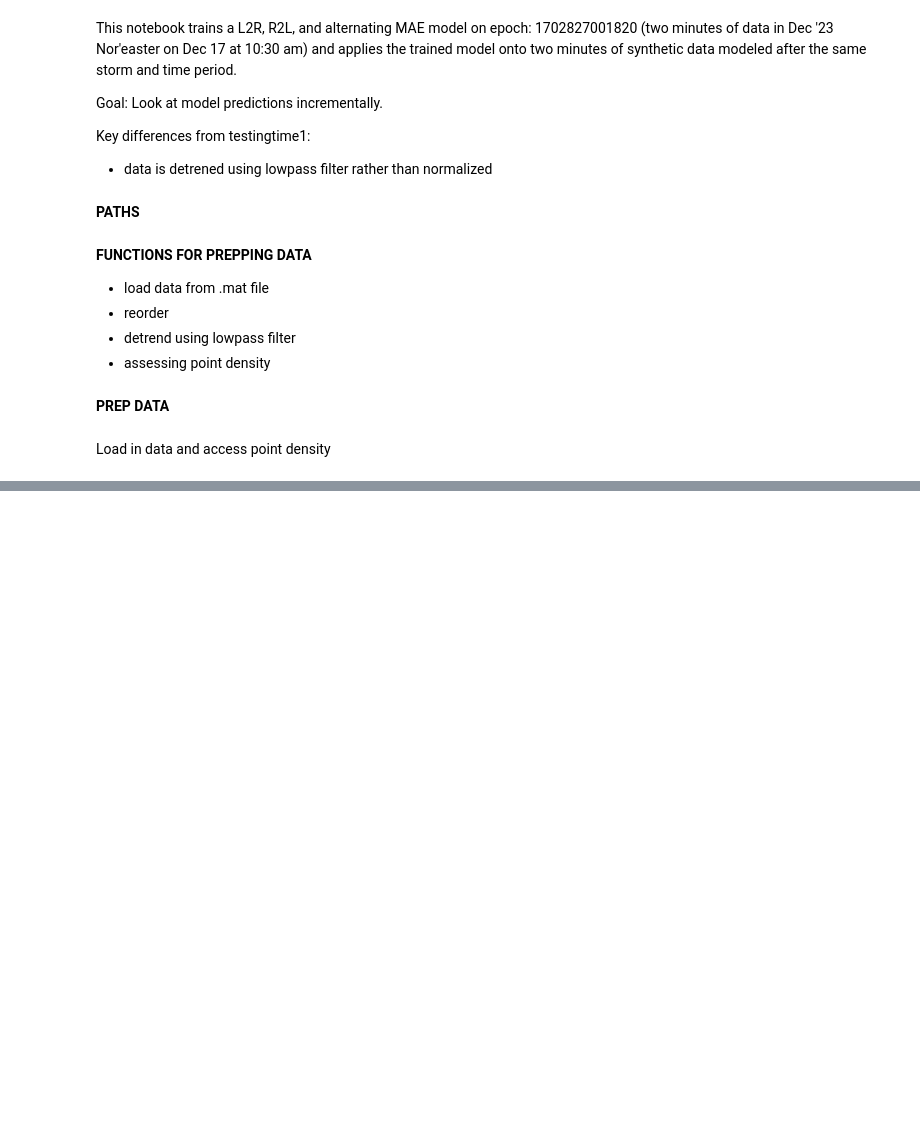
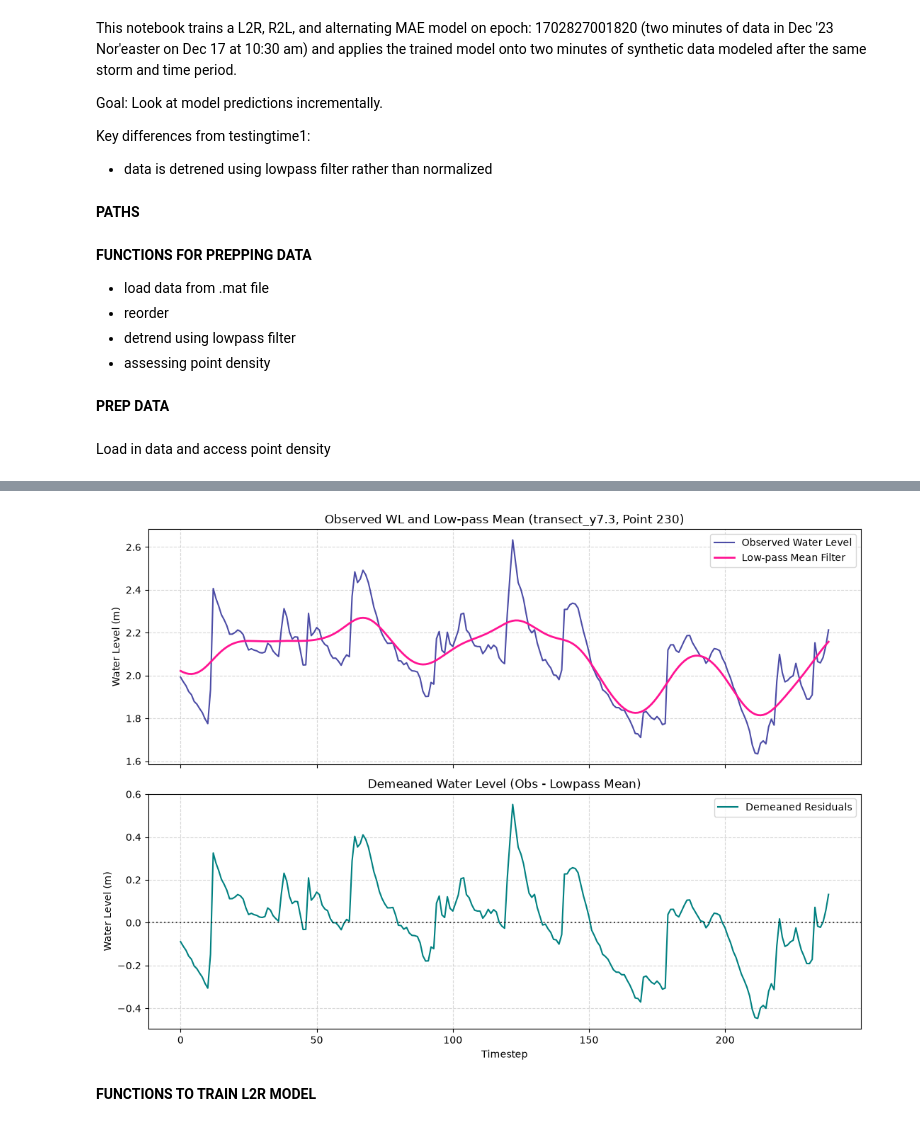
Before and after one commit to NCSU-CHAZ/MasonBEAST, a Jupyter notebook: testingtime2.ipynb, the cells around one changed output, grey strips where cells are left out. Cells and saved outputs as stored; diff of their text form; code cells hidden in the pictures; blank space fills up the shorter version.

```diff
--- a/testingtime2.ipynb
+++ b/testingtime2.ipynb
@@ -95,7 +96,7 @@ def detrend_ds(ds,filter_wn=0.05,filter_order=2):
     ds_filled=ds_filled.fillna(0) # for if it is all NaNs
 
     # low pass filter each point across all timesteps
-    b,a=signal.butter(N=filter,Wn=filter_wn,btype='low')
+    b,a=signal.butter(N=filter_order,Wn=filter_wn,btype='low')
     lp_matrix=signal.filtfilt(b,a,ds_filled.values,axis=1)
 
     ds_lp=pd.DataFrame(lp_matrix,index=ds.index,columns=ds.columns)
@@ -167,0 +171,2 @@ Dataset 1 Shape: (23693, 239)
+# %%
+ds1820_demeaned,avg_mwl1820,ds1820_lp=detrend_ds(sorted_1820.iloc[200:,:],filter_wn=0.05,filter_order=2)
@@ -167,0 +288,13 @@ Dataset 1 Shape: (23693, 239)
+# %%
+fig, axes = plot_detrending(
+    ds_obs=tran1702827001820,
+    ds_lowpass=ds1820_lp,
+    ds_detrended=ds1820_demeaned,
+    target_transect="transect_y7.3",
+    target_pt=230,
+    savepath="plots/detrending_y7.3_pt230.png",  # Optional
+)
+# %% [output]
+[figure, added]
+# %% [markdown]
+**FUNCTIONS TO TRAIN L2R MODEL**
```
Also changed, not shown: parts of 13 cells of this notebook.
